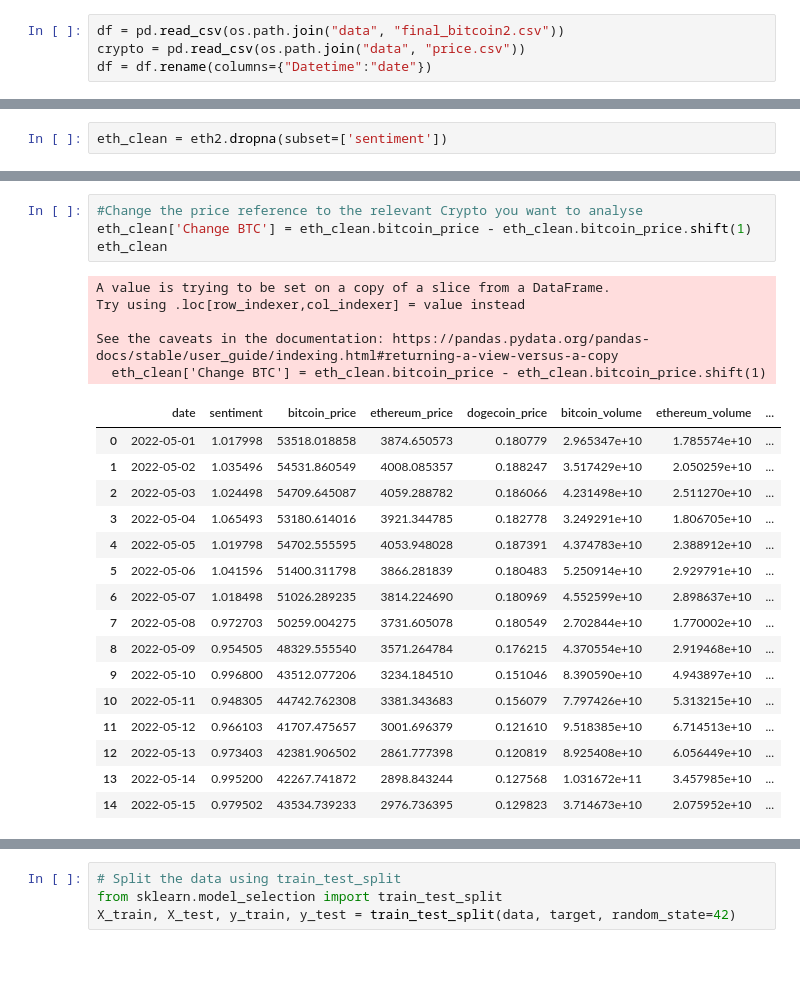
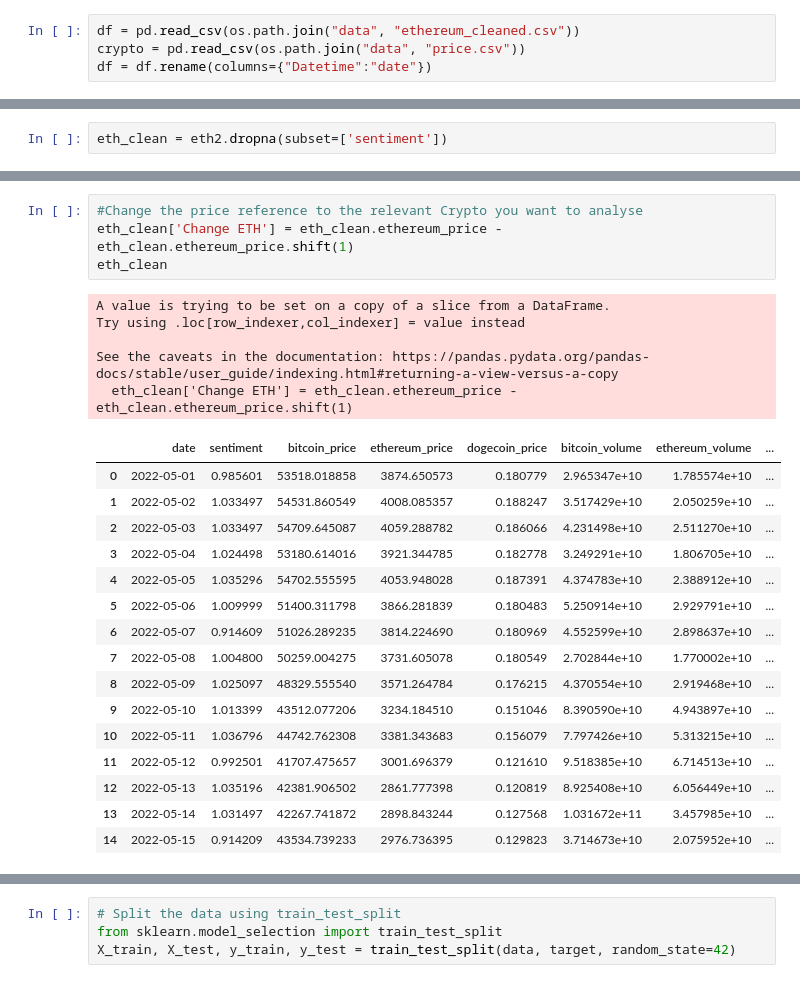
Before and after one commit to Ashlynbh/Crypto_Sentiment_Project, a Jupyter notebook: Forest Classifier.ipynb, the cells around one changed output, grey strips where cells are left out. Drawn from its saved outputs; the diff is of its cells as text.

Commit message:
images clean up and results notes

```diff
--- a/Forest Classifier.ipynb
+++ b/Forest Classifier.ipynb
@@ -6,7 +6,7 @@ import os
 import numpy as np
 from matplotlib import pyplot as plt
 # %%
-df = pd.read_csv(os.path.join("data", "final_bitcoin2.csv"))
+df = pd.read_csv(os.path.join("data", "ethereum_cleaned.csv"))
 crypto = pd.read_csv(os.path.join("data", "price.csv"))
 df = df.rename(columns={"Datetime":"date"})
 # %%
@@ -98,27 +98,27 @@ eth_clean
 # %%
 #Change the price reference to the relevant Crypto you want to analyse
-eth_clean['Change BTC'] = eth_clean.bitcoin_price - eth_clean.bitcoin_price.shift(1)
+eth_clean['Change ETH'] = eth_clean.ethereum_price - eth_clean.ethereum_price.shift(1)
 eth_clean
 # %% [output]
 A value is trying to be set on a copy of a slice from a DataFrame.
 Try using .loc[row_indexer,col_indexer] = value instead
 
 See the caveats in the documentation: https://pandas.pydata.org/pandas-docs/stable/user_guide/indexing.html#returning-a-view-versus-a-copy
-  eth_clean['Change BTC'] = eth_clean.bitcoin_price - eth_clean.bitcoin_price.shift(1)
+  eth_clean['Change ETH'] = eth_clean.ethereum_price - eth_clean.ethereum_price.shift(1)
 |  | date | sentiment | bitcoin_price | ethereum_price | dogecoin_price | bitcoin_volume | ethereum_volume | ... |
-| 0 | 2022-05-01 | 1.017998 | 53518.018858 | 3874.650573 | 0.180779 | 2.965347e+10 | 1.785574e+10 | ... |
-| 1 | 2022-05-02 | 1.035496 | 54531.860549 | 4008.085357 | 0.188247 | 3.517429e+10 | 2.050259e+10 | ... |
-| 2 | 2022-05-03 | 1.024498 | 54709.645087 | 4059.288782 | 0.186066 | 4.231498e+10 | 2.511270e+10 | ... |
-| 3 | 2022-05-04 | 1.065493 | 53180.614016 | 3921.344785 | 0.182778 | 3.249291e+10 | 1.806705e+10 | ... |
-| 4 | 2022-05-05 | 1.019798 | 54702.555595 | 4053.948028 | 0.187391 | 4.374783e+10 | 2.388912e+10 | ... |
-| 5 | 2022-05-06 | 1.041596 | 51400.311798 | 3866.281839 | 0.180483 | 5.250914e+10 | 2.929791e+10 | ... |
-| 6 | 2022-05-07 | 1.018498 | 51026.289235 | 3814.224690 | 0.180969 | 4.552599e+10 | 2.898637e+10 | ... |
-| 7 | 2022-05-08 | 0.972703 | 50259.004275 | 3731.605078 | 0.180549 | 2.702844e+10 | 1.770002e+10 | ... |
-| 8 | 2022-05-09 | 0.954505 | 48329.555540 | 3571.264784 | 0.176215 | 4.370554e+10 | 2.919468e+10 | ... |
-| 9 | 2022-05-10 | 0.996800 | 43512.077206 | 3234.184510 | 0.151046 | 8.390590e+10 | 4.943897e+10 | ... |
-| 10 | 2022-05-11 | 0.948305 | 44742.762308 | 3381.343683 | 0.156079 | 7.797426e+10 | 5.313215e+10 | ... |
-| 11 | 2022-05-12 | 0.966103 | 41707.475657 | 3001.696379 | 0.121610 | 9.518385e+10 | 6.714513e+10 | ... |
-| 12 | 2022-05-13 | 0.973403 | 42381.906502 | 2861.777398 | 0.120819 | 8.925408e+10 | 6.056449e+10 | ... |
-| 13 | 2022-05-14 | 0.995200 | 42267.741872 | 2898.843244 | 0.127568 | 1.031672e+11 | 3.457985e+10 | ... |
-| 14 | 2022-05-15 | 0.979502 | 43534.739233 | 2976.736395 | 0.129823 | 3.714673e+10 | 2.075952e+10 | ... |
+| 0 | 2022-05-01 | 0.985601 | 53518.018858 | 3874.650573 | 0.180779 | 2.965347e+10 | 1.785574e+10 | ... |
+| 1 | 2022-05-02 | 1.033497 | 54531.860549 | 4008.085357 | 0.188247 | 3.517429e+10 | 2.050259e+10 | ... |
+| 2 | 2022-05-03 | 1.033497 | 54709.645087 | 4059.288782 | 0.186066 | 4.231498e+10 | 2.511270e+10 | ... |
+| 3 | 2022-05-04 | 1.024498 | 53180.614016 | 3921.344785 | 0.182778 | 3.249291e+10 | 1.806705e+10 | ... |
+| 4 | 2022-05-05 | 1.035296 | 54702.555595 | 4053.948028 | 0.187391 | 4.374783e+10 | 2.388912e+10 | ... |
+| 5 | 2022-05-06 | 1.009999 | 51400.311798 | 3866.281839 | 0.180483 | 5.250914e+10 | 2.929791e+10 | ... |
+| 6 | 2022-05-07 | 0.914609 | 51026.289235 | 3814.224690 | 0.180969 | 4.552599e+10 | 2.898637e+10 | ... |
+| 7 | 2022-05-08 | 1.004800 | 50259.004275 | 3731.605078 | 0.180549 | 2.702844e+10 | 1.770002e+10 | ... |
+| 8 | 2022-05-09 | 1.025097 | 48329.555540 | 3571.264784 | 0.176215 | 4.370554e+10 | 2.919468e+10 | ... |
+| 9 | 2022-05-10 | 1.013399 | 43512.077206 | 3234.184510 | 0.151046 | 8.390590e+10 | 4.943897e+10 | ... |
+| 10 | 2022-05-11 | 1.036796 | 44742.762308 | 3381.343683 | 0.156079 | 7.797426e+10 | 5.313215e+10 | ... |
+| 11 | 2022-05-12 | 0.992501 | 41707.475657 | 3001.696379 | 0.121610 | 9.518385e+10 | 6.714513e+10 | ... |
+| 12 | 2022-05-13 | 1.035196 | 42381.906502 | 2861.777398 | 0.120819 | 8.925408e+10 | 6.056449e+10 | ... |
+| 13 | 2022-05-14 | 1.031497 | 42267.741872 | 2898.843244 | 0.127568 | 1.031672e+11 | 3.457985e+10 | ... |
+| 14 | 2022-05-15 | 0.914209 | 43534.739233 | 2976.736395 | 0.129823 | 3.714673e+10 | 2.075952e+10 | ... |
 # %%
```
Also changed, not shown: parts of 12 cells of this notebook, 3 other files.
